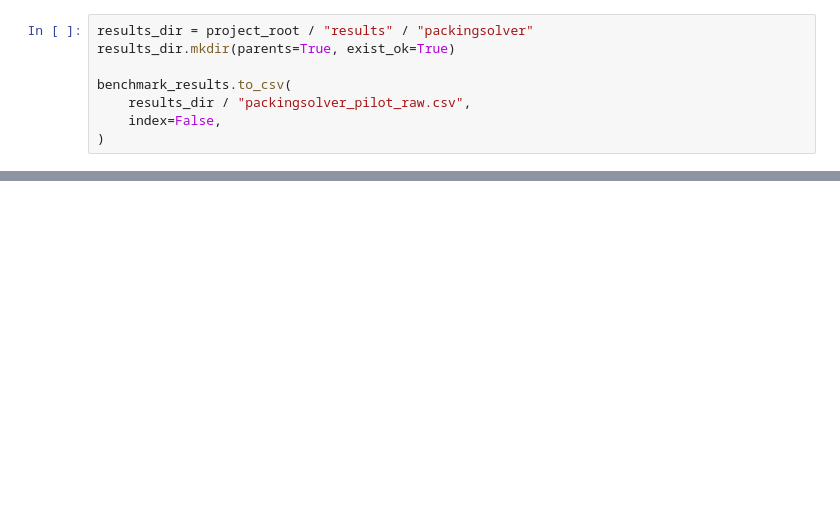
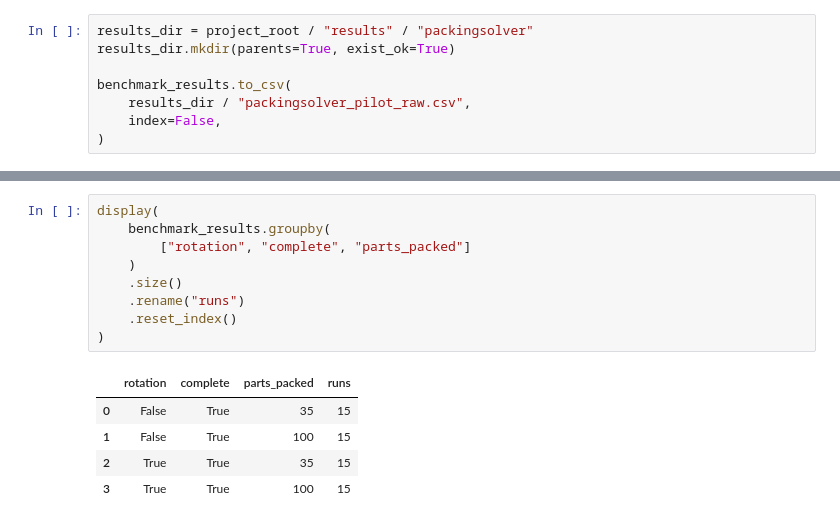
Before and after one commit to ivetsem/2D-Optimisation-in-Metals-Manufacturing, a Jupyter notebook: notebooks/03_packingsolver_exploration.ipynb, the cells around one changed output, grey strips where cells are left out. Saved outputs shown, nothing was run; the diff lists cells and outputs as text; blank space fills up the shorter version.

```diff
--- a/notebooks/03_packingsolver_exploration.ipynb
+++ b/notebooks/03_packingsolver_exploration.ipynb
@@ -463,0 +804,15 @@ benchmark_results.to_csv(
+# %%
+display(
+    benchmark_results.groupby(
+        ["rotation", "complete", "parts_packed"]
+    )
+    .size()
+    .rename("runs")
+    .reset_index()
+)
+# %% [output]
+|  | rotation | complete | parts_packed | runs |
+| 0 | False | True | 35 | 15 |
+| 1 | False | True | 100 | 15 |
+| 2 | True | True | 35 | 15 |
+| 3 | True | True | 100 | 15 |
```
Also changed, not shown: parts of 26 cells of this notebook, 7 other files.
